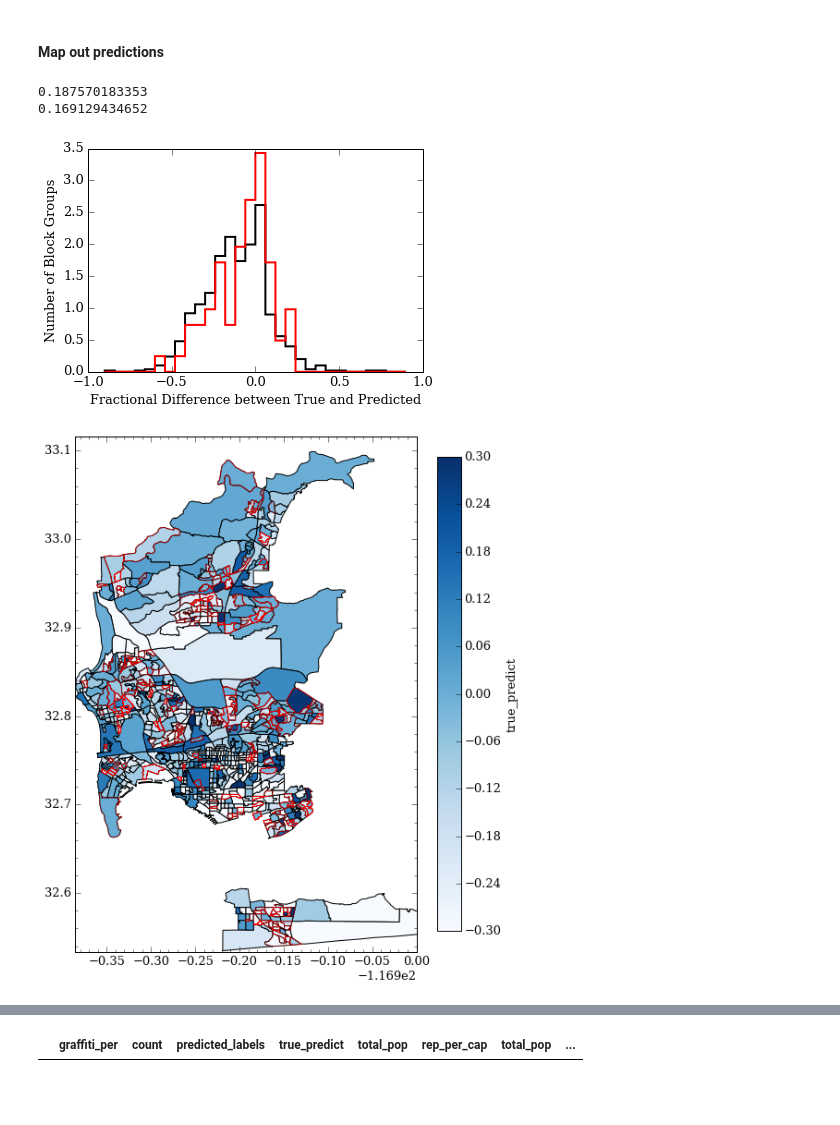
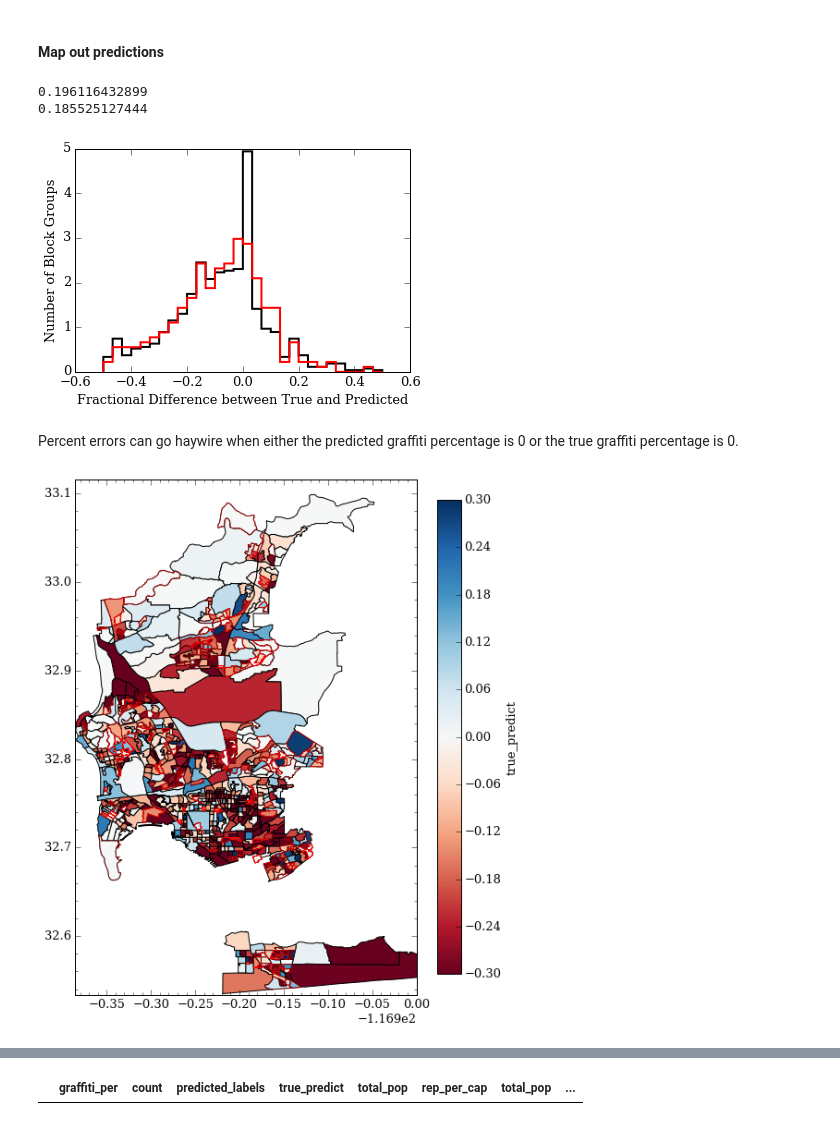
Before and after one commit to katiesch/insight2016, a Jupyter notebook: modeling_work.ipynb, the cells around one changed output, grey strips where cells are left out. Saved outputs shown, nothing was run; the diff lists cells and outputs as text; code cells hidden in the pictures; blank space fills up the shorter version.

```diff
--- a/modeling_work.ipynb
+++ b/modeling_work.ipynb
@@ -91,10 +100,13 @@ crime_combo.describe()
+# %%
+tree_bg['tree_density'] = tree_bg['tree_count'] / tree_bg['land_area']
 # %% [markdown]
 #### Combine the information together
 # %%
 temp1 = pd.merge(total_reports_demo, census_trimmed, on=['tract', 'blockgroup'], how='left')
 temp2 = pd.merge(temp1, cv_records, on=['tract', 'blockgroup'], how='left')
 temp3 = pd.merge(temp2, ap_bg, on=['tract', 'blockgroup'], how='left')
-census_combo = pd.merge(temp3, crime_combo[['tract', 'blockgroup', 'crime_count', 'crime_per_cap']],
+temp4 = pd.merge(temp3, tree_bg, on=['tract', 'blockgroup'], how='left')
+census_combo = pd.merge(temp4, crime_combo[['tract', 'blockgroup', 'crime_count', 'crime_per_cap']],
                         on=['tract', 'blockgroup'], how='left')
 # %%
 # Remove that weird blockgroup that no one lives in
@@ -177,5 +148,5 @@ plt.scatter(census_trimmed['graffiti_per'], census_trimmed['graffiti_per_cap'])
 # %%
-column_choice = 'graffiti_per'
+column_choice = 'tree_density'
 #column_choice = 'Estimate; Total'
 
 p1 = Proj("+init=EPSG:2230", preserve_units=True)
@@ -190,10 +161,10 @@ for i in range(0,len(bg_info2)):
 
 colors = census_trimmed[column_choice]
 
-p = PatchCollection(patches, cmap='Blues', alpha=1.0)
+p = PatchCollection(patches, cmap='Greens', alpha=1.0)
 p.set_array(np.array(colors))
 #p.set_clim([min(colors),0.40])
-p.set_clim([min(colors),0.5])
+p.set_clim([min(colors),max(colors)])
 
 ax.add_collection(p)
 
@@ -494,8 +466,9 @@ array(['Unnamed: 0', 'tract', 'blockgroup', 'count', 'graffiti_count',
 # %%
 #fml = 'graffiti_per ~ white_per + median_house_income + cent_lon + cent_lat + baa_per + median_home_value + ownerocc_per + publica_per + median_age + median_contract_rent + rep_per_cap + limited_english_households_per + total_pop + sl_density + male_61plus + female_61plus + ap_count + test_term1'
 #fml = 'graffiti_per ~ median_house_income + white_per + cent_lon + cent_lat + baa_per + ownerocc_per + publica_per + rep_per_cap + limited_english_households_per + lighting_count + total_pop + crime_per_cap'
+#fml = 'graffiti_per ~ test_term2 + test_term1 + crime_count + rep_per_cap + white_per + median_house_income + test_term3 + test_term4'
 
-fml = 'graffiti_per ~ test_term2 + test_term1 + crime_count + rep_per_cap + white_per + median_house_income + test_term3 + test_term4'
+fml = 'graffiti_per ~ test_term2 + test_term1 + crime_count + rep_per_cap + white_per + median_house_income + test_term3 + test_term4 + response_time + tree_density'
 # %%
 model = smf.ols(fml, training_set).fit()
 print(model.summary())
@@ -669,23 +655,25 @@ a = test[1].hist(census_trimmed.loc[np.where(census_trimmed['count']>22)[0], 'tr
 # %% [markdown]
 #### Map out predictions
 # %%
-report_limit2 = 50.
+report_limit2 = 22.
 
 plt.hist(census_trimmed['true_predict'], bins=30, histtype='step',
-         lw=2, range=[-0.9,0.9], color='k', normed=True)
+         lw=2, range=[-0.5,0.5], color='k', normed=True)
 plt.hist(census_trimmed.loc[np.where(census_trimmed['count']>=report_limit2)[0],
                             'true_predict'], bins=30, histtype='step',
-         lw=2, range=[-0.9,0.9], color='r', normed=True)
+         lw=2, range=[-0.5,0.5], color='r', normed=True)
 
 plt.xlabel('Fractional Difference between True and Predicted')
 plt.ylabel('Number of Block Groups')
 
-print np.std(census_trimmed.loc[np.where(abs(census_trimmed['true_predict'])<100)[0],
+print np.std(census_trimmed.loc[np.where(abs(census_trimmed['true_predict'])<22)[0],
                                 'true_predict'])
-print np.std(census_trimmed.loc[np.where((abs(census_trimmed['true_predict'])<100)
+print np.std(census_trimmed.loc[np.where((abs(census_trimmed['true_predict'])<22)
                                          & (census_trimmed['count']>=report_limit2))[0],
                             'true_predict'])
 # %% [output]
-0.187570183353
-0.169129434652
+0.196116432899
+0.185525127444
-[figure, old version]
+[figure, new version]
+# %% [markdown]
+Percent errors can go haywire when either the predicted graffiti percentage is 0 or the true graffiti percentage is 0.
@@ -705,35 +707,35 @@ for i in range(0,len(bg_info2)):
 
 colors = (census_trimmed[column_choice])
 
-p = PatchCollection(patches, cmap='Blues', alpha=1.0)
+p = PatchCollection(patches, cmap='RdBu', alpha=1.0)
 p.set_array(np.array(colors))
 #p.set_clim([min(colors),0.40])
 p.set_clim([-0.3,0.3])
 
 ax.add_collection(p)
 
 patches1 = []
 for i in range(0,len(bg_info2)):
     #col_values.append(census_trimmed.loc[i, column_choice])
     barf = pd.DataFrame(shapes2[i].points)
     if (census_trimmed.loc[i, 'count']<10):
         poly = plt.Polygon(barf[[0,1]], fc='none', ec='r', alpha=0.7, lw=0.5)
 
     patches1.append(poly)
     plt.gca().add_patch(poly)
 
 
 #ax.set_axis_bgcolor('black')
 
 plt.axis('scaled')
 plt.minorticks_on()
 
 plt.colorbar(p, fraction=0.046, pad=0.04, shrink=1.0, label=column_choice)
 
 plt.ylim(32.533541,33.116178)
 plt.xlim(-117.285629,-116.9)
 
 plt.show()
 #mpld3.display()
 # %% [output]
-[figure, old version]
+[figure, new version]
```
Also changed, not shown: parts of 36 cells of this notebook.
